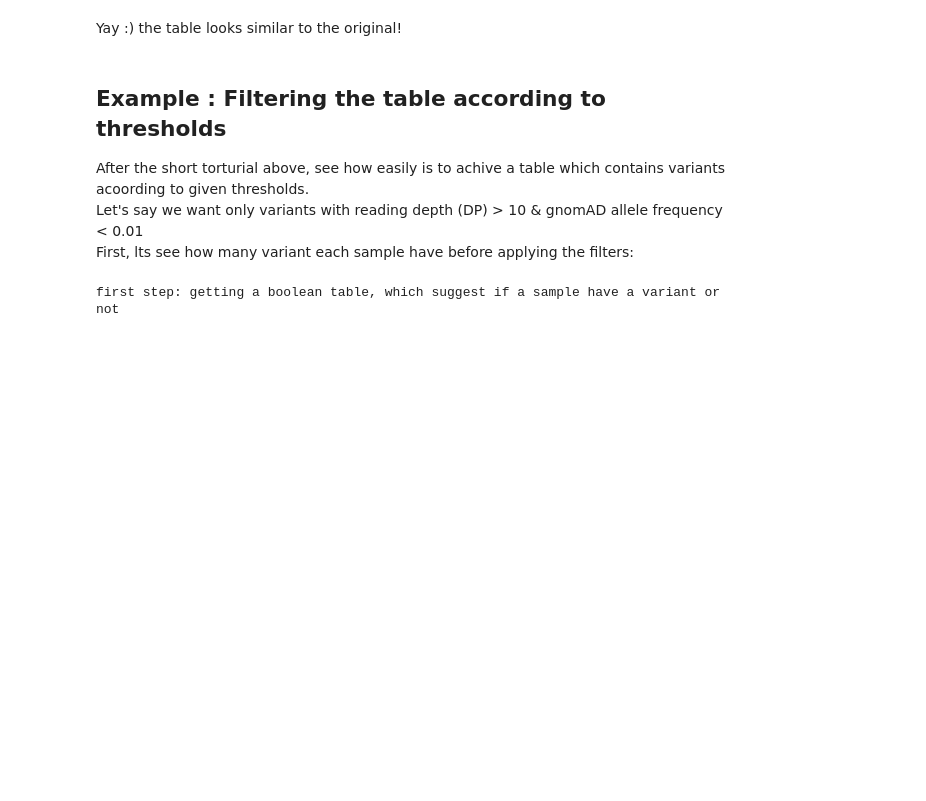
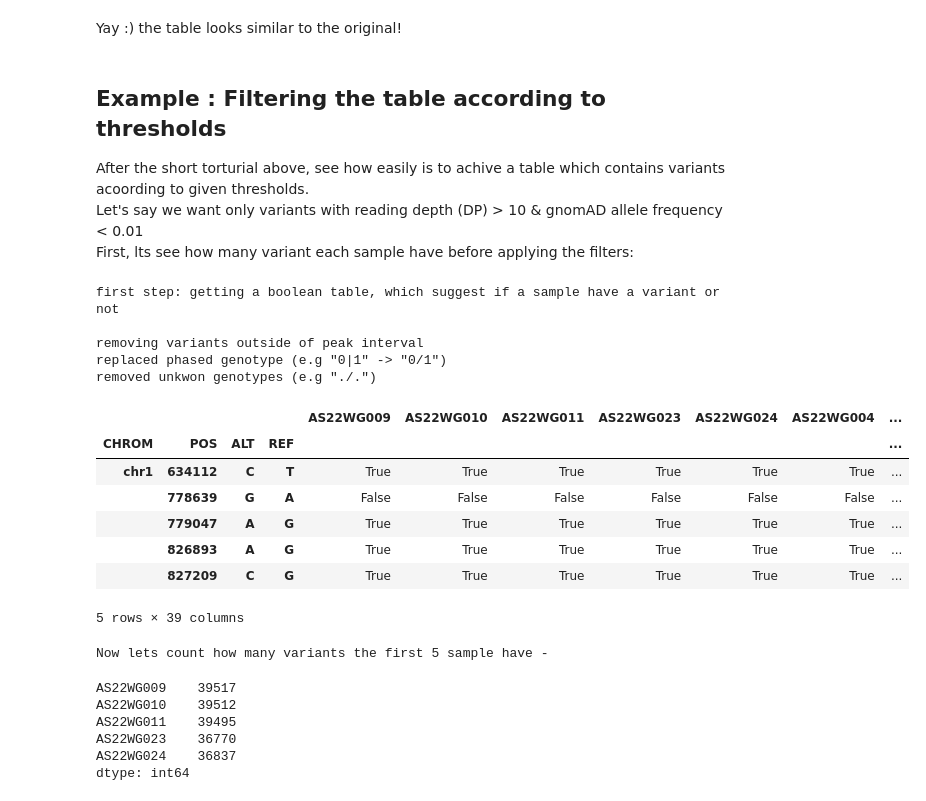
Before and after one commit to Toozig/gnomAD_df_class, a Jupyter notebook: example.ipynb, the cells around one changed output. Drawn from its saved outputs; the diff is of its cells as text; code cells hidden in the pictures; blank space fills up the shorter version.

```diff
--- a/example.ipynb
+++ b/example.ipynb
@@ -175,10 +176,30 @@ First, lts see how many variant each sample have before applying the filters:
 # %%
 gdf.reset_table() # make sure we cleaned all the mess from the cell above
 
-print('first step: getting a boolean table, which suggest if a sample have a variant or not')
+print('first step: getting a boolean table, which suggest if a sample have a variant or not\n')
 bool_df = gdf.bool_variant_df()
 display(bool_df.head())
-print('Now lets count how many variants each sample have -')
-boo_df.drop(columns=['AF','INTERVAL_ID']).sum()
+print('\nNow lets count how many variants the first 5 sample have -')
+all_v = bool_df.drop(columns=['AF','INTERVAL_ID']).sum().head()
+display(all_v)
 # %% [output]
 first step: getting a boolean table, which suggest if a sample have a variant or not
+
+removing variants outside of peak interval
+replaced phased genotype (e.g "0|1" -> "0/1")
+removed unkwon genotypes (e.g "./.")
+|  |  |  |  | AS22WG009 | AS22WG010 | AS22WG011 | AS22WG023 | AS22WG024 | AS22WG004 | ... |
+| CHROM | POS | ALT | REF |  |  |  |  |  |  | ... |
+| chr1 | 634112 | C | T | True | True | True | True | True | True | ... |
+|  | 778639 | G | A | False | False | False | False | False | False | ... |
+|  | 779047 | A | G | True | True | True | True | True | True | ... |
+|  | 826893 | A | G | True | True | True | True | True | True | ... |
+|  | 827209 | C | G | True | True | True | True | True | True | ... |
+5 rows × 39 columns
+Now lets count how many variants the first 5 sample have -
+AS22WG009    39517
+AS22WG010    39512
+AS22WG011    39495
+AS22WG023    36770
+AS22WG024    36837
+dtype: int64
```
Also changed, not shown: parts of 7 cells of this notebook, 1 other file.
